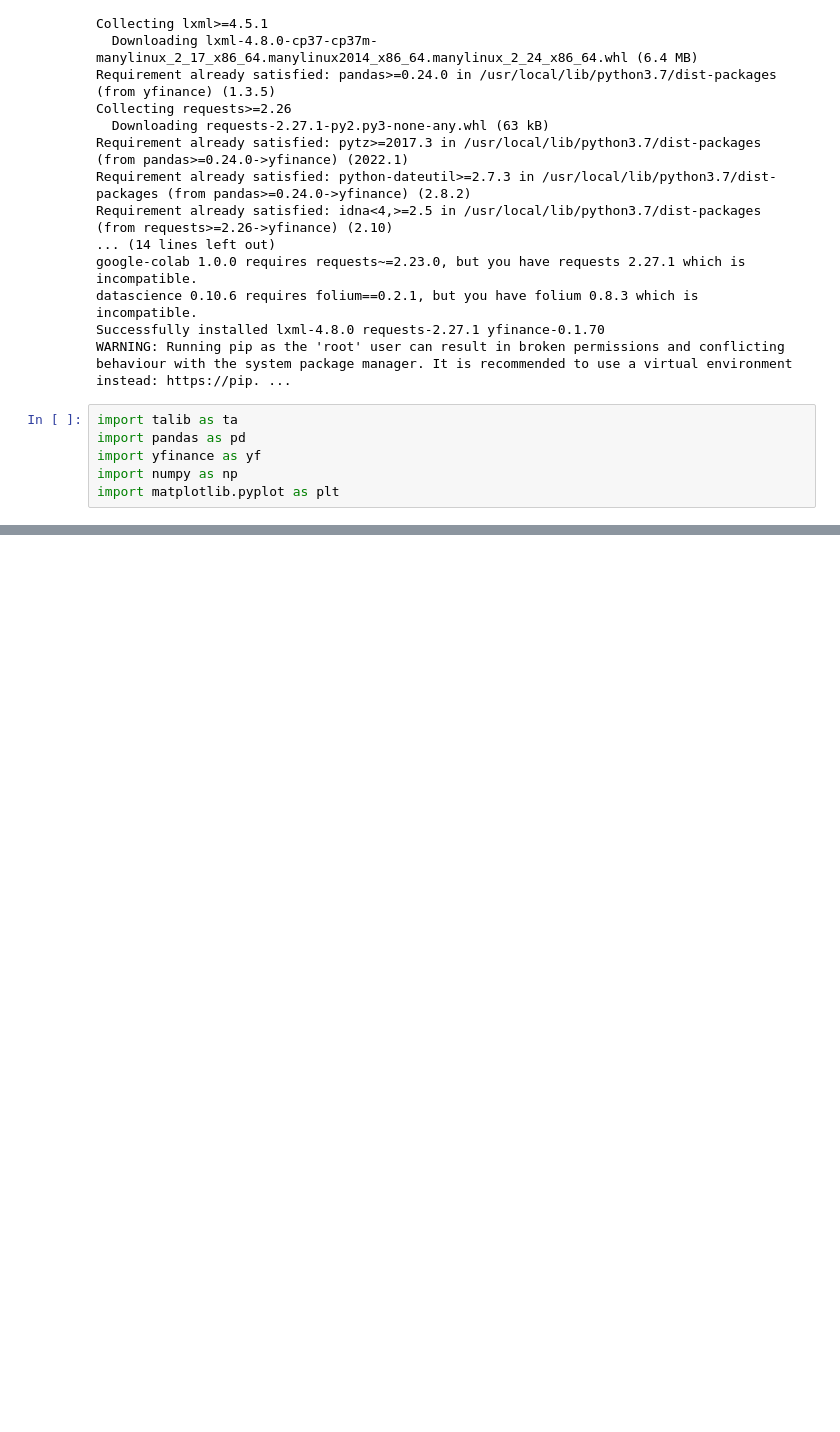
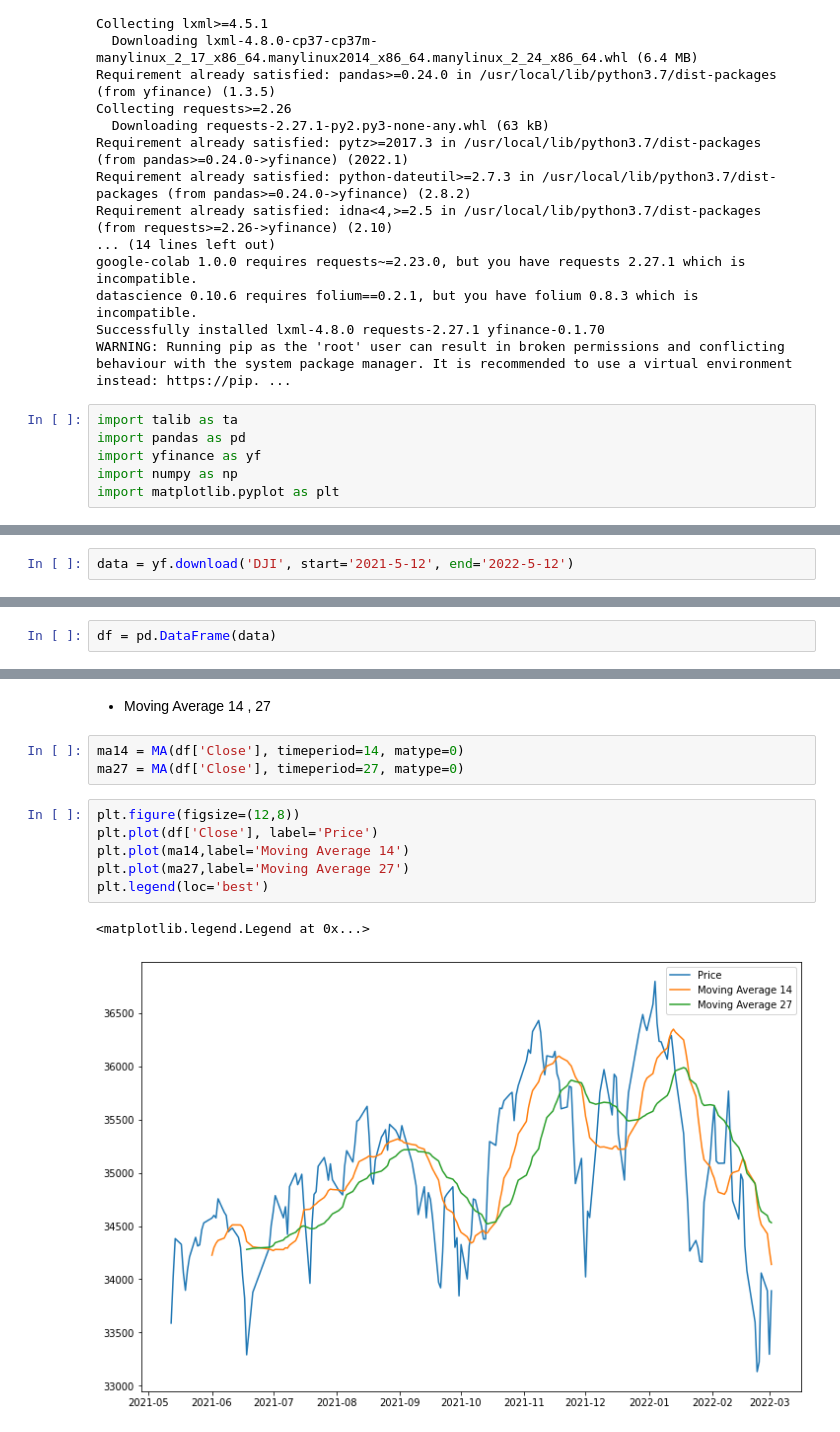
Before and after one commit to astrrr/Financial-Analysis, a Jupyter notebook: TALib.ipynb, the cells around one changed output, grey strips where cells are left out. Saved outputs shown, nothing was run; the diff lists cells and outputs as text; blank space fills up the shorter version.

```diff
--- a/TALib.ipynb
+++ b/TALib.ipynb
@@ -178,0 +184,2 @@ import matplotlib.pyplot as plt
+# %%
+data = yf.download('DJI', start='2021-5-12', end='2022-5-12')
@@ -178,0 +188,2 @@ import matplotlib.pyplot as plt
+# %%
+df = pd.DataFrame(data)
@@ -178,0 +223,14 @@ import matplotlib.pyplot as plt
+# %% [markdown]
+* Moving Average 14 , 27
+# %%
+ma14 = MA(df['Close'], timeperiod=14, matype=0)
+ma27 = MA(df['Close'], timeperiod=27, matype=0)
+# %%
+plt.figure(figsize=(12,8))
+plt.plot(df['Close'], label='Price')
+plt.plot(ma14,label='Moving Average 14')
+plt.plot(ma27,label='Moving Average 27')
+plt.legend(loc='best')
+# %% [output]
+<matplotlib.legend.Legend at 0x...>
+[figure, added]
```
Also changed, not shown: parts of 5 cells of this notebook.
